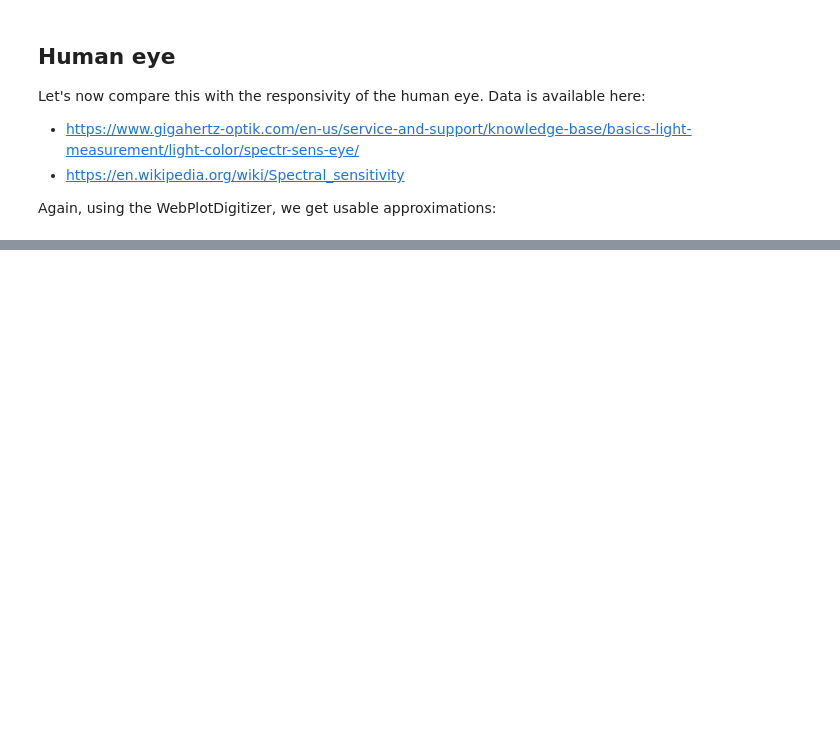
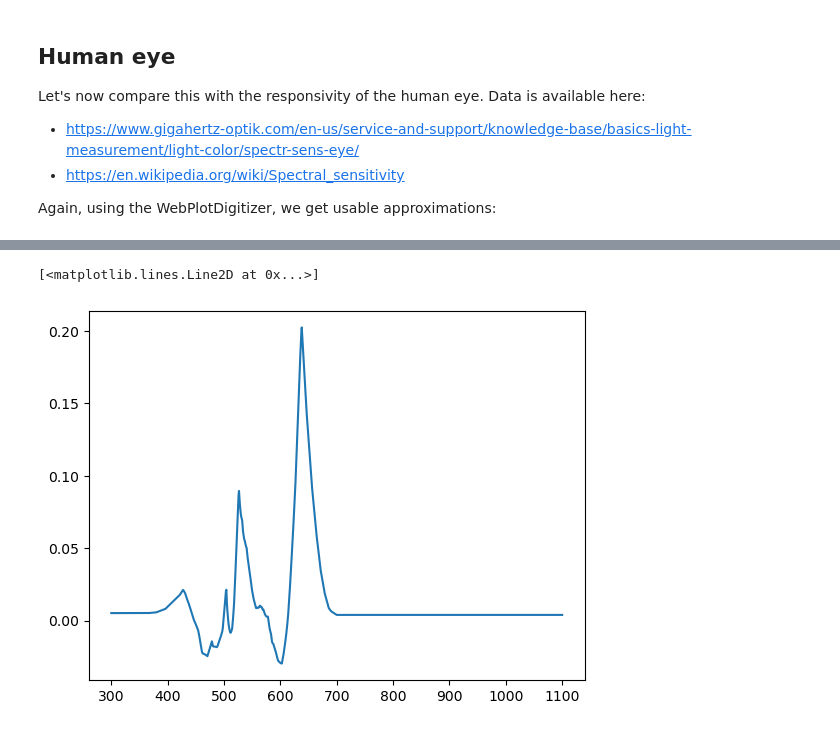
Before and after one commit to muwerk/mupplet-sensor, a Jupyter notebook: extras/TSL2561.ipynb, the cells around one changed output, grey strips where cells are left out. Drawn from its saved outputs; the diff is of its cells as text; code cells hidden in the pictures; blank space fills up the shorter version.

```diff
--- a/extras/TSL2561.ipynb
+++ b/extras/TSL2561.ipynb
@@ -359,0 +345,5 @@ Text(0.5, 1.0, 'Spectral Responsivity TSP2561 two channels compared to human eye
+# %%
+plt.plot(x,heri-ch_tr, label='error')
+# %% [output]
+[<matplotlib.lines.Line2D at 0x...>]
+[figure, added]
```
Also changed, not shown: parts of 10 cells of this notebook.
